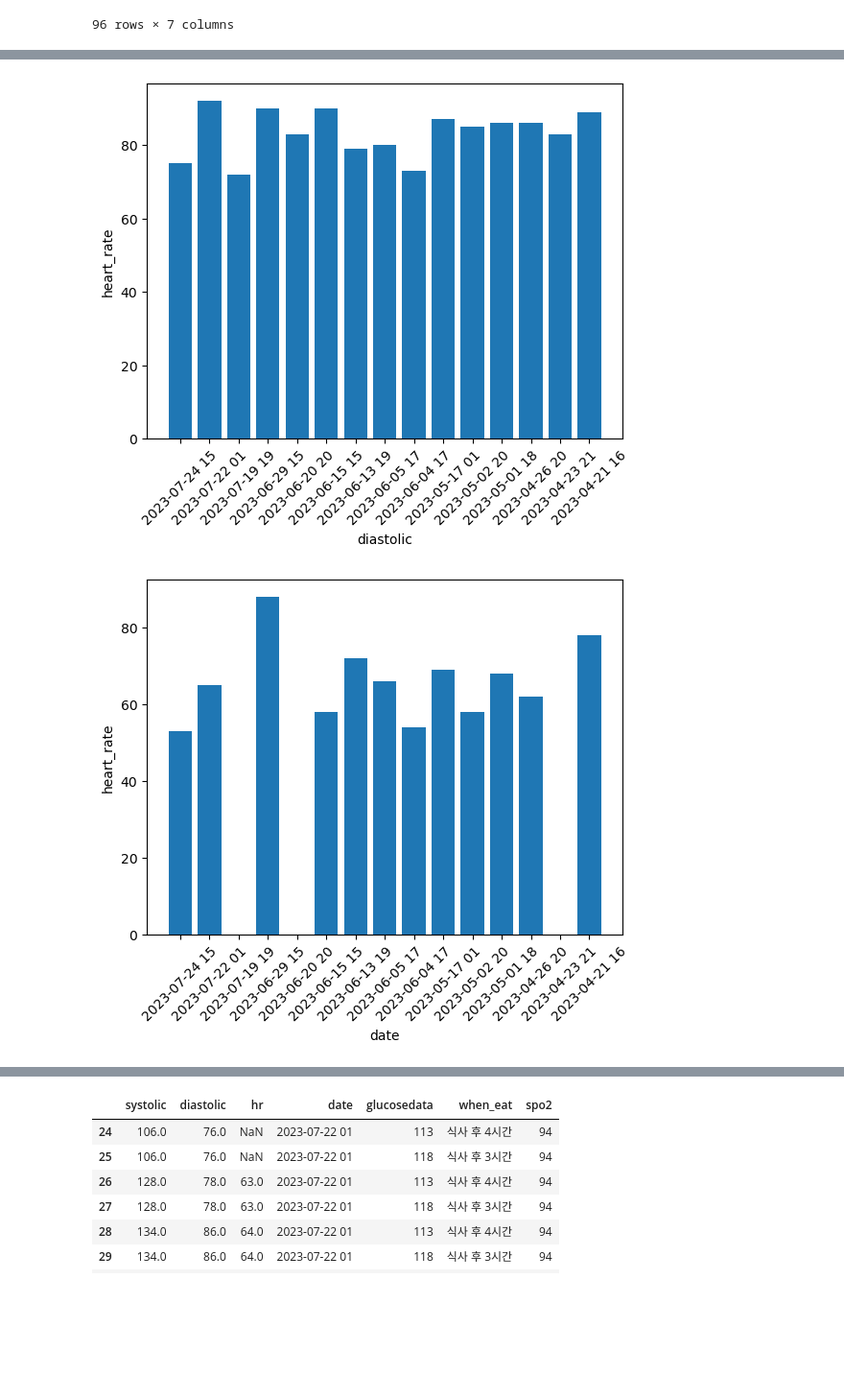
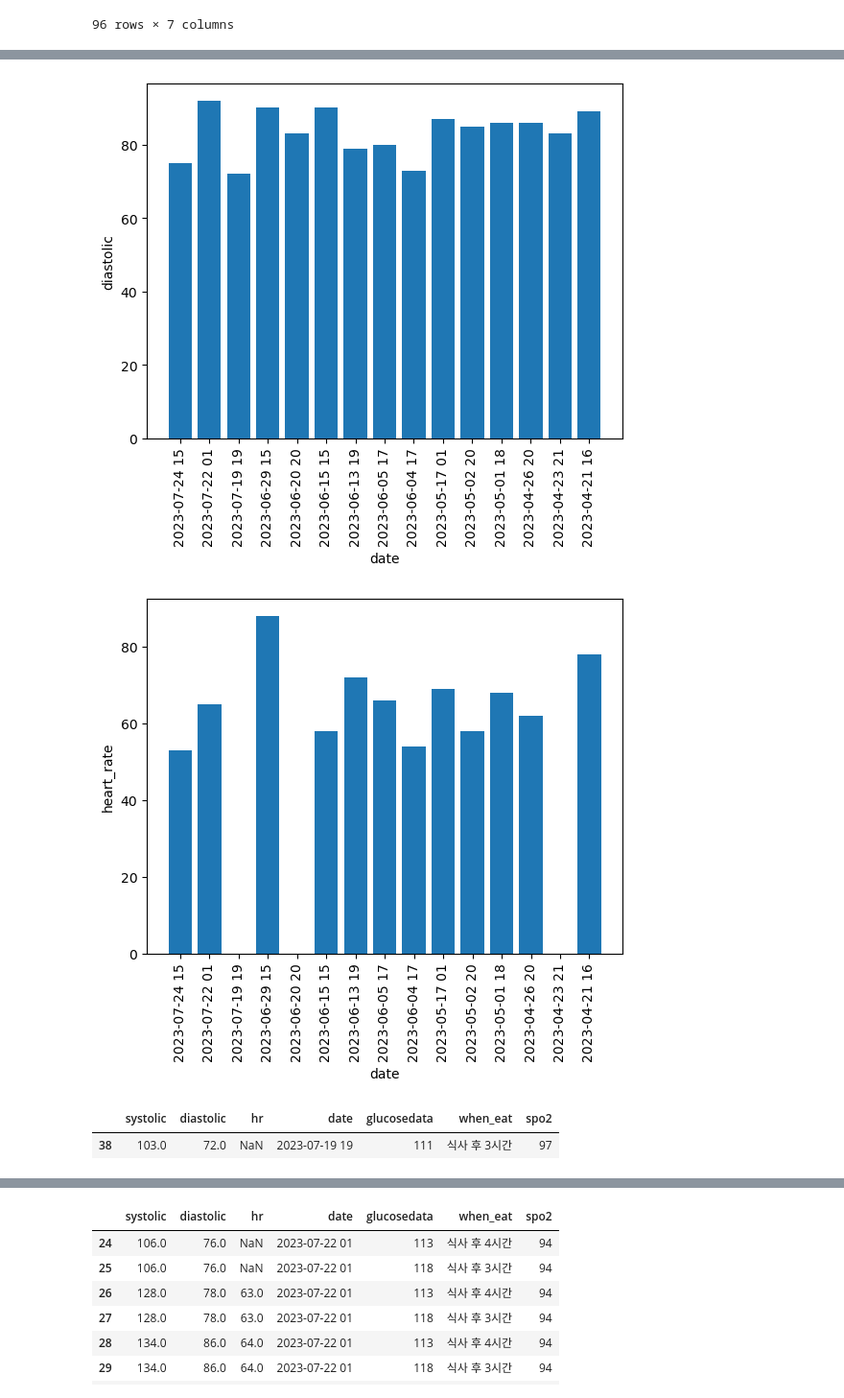
Before and after one commit to GitHayang/python, a Jupyter notebook: 미완성/healthData.ipynb, the cells around one changed output, grey strips where cells are left out. Shown at 96% size. Drawn from its saved outputs; the diff is of its cells as text; code cells hidden in the pictures; blank space fills up the shorter version.

```diff
--- a/미완성/healthData.ipynb
+++ b/미완성/healthData.ipynb
@@ -542,16 +567,21 @@ plt.show()
 # %%
 plt.bar(mergedData.date, mergedData.diastolic)
-plt.xticks(rotation=45)
-plt.xlabel('diastolic')
-plt.ylabel('heart_rate')
+plt.xticks(rotation=90)
+plt.xlabel('date')
+plt.ylabel('diastolic')
 plt.show()
 # %% [output]
-[figure, old version]
+[figure, new version]
 # %%
 plt.bar(mergedData.date, mergedData.hr)
-plt.xticks(rotation=45)
+plt.xticks(rotation=90)
 plt.xlabel('date')
 plt.ylabel('heart_rate')
 plt.show()
 # %% [output]
-[figure, old version]
+[figure, new version]
+# %%
+mergedData.loc[mergedData["date"]=="2023-07-19 19"]
+# %% [output]
+|  | systolic | diastolic | hr | date | glucosedata | when_eat | spo2 |
+| 38 | 103.0 | 72.0 | NaN | 2023-07-19 19 | 111 | 식사 후 3시간 | 97 |
```
Also changed, not shown: parts of 5 cells of this notebook.
